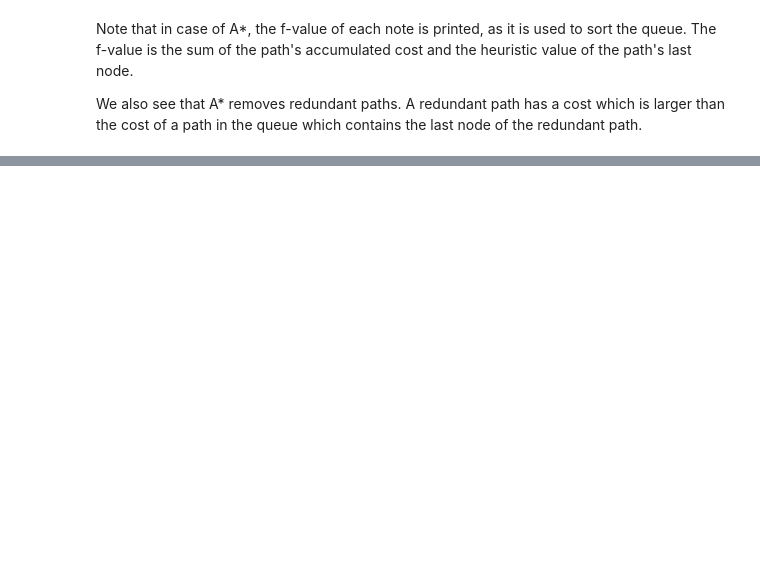
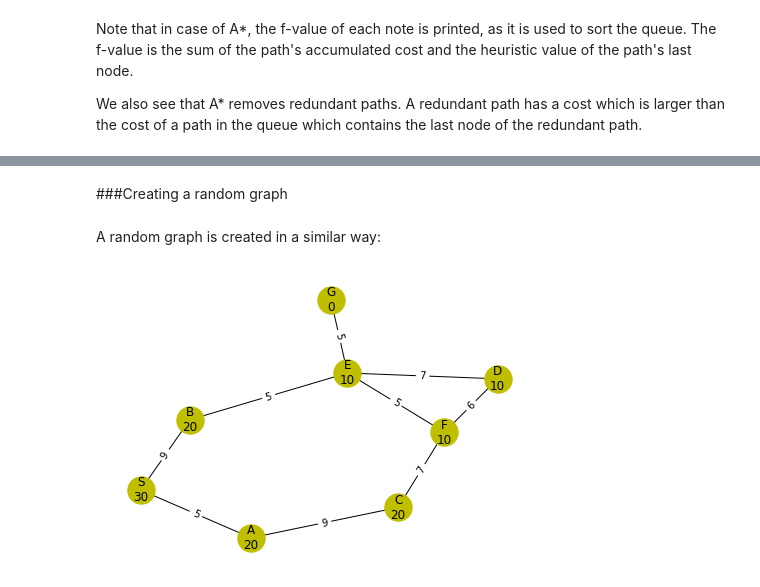
Before and after one commit to alouwyck/SearchExerciser, a Jupyter notebook: 0_search_exerciser_quick_start.ipynb, the cells around one changed output, grey strips where cells are left out. Drawn from its saved outputs; the diff is of its cells as text; code cells hidden in the pictures; blank space fills up the shorter version.

```diff
--- a/0_search_exerciser_quick_start.ipynb
+++ b/0_search_exerciser_quick_start.ipynb
@@ -274,0 +299,9 @@ We also see that A* removes redundant paths. A redundant path has a cost which i
+# %% [markdown]
+###Creating a random graph
+# %% [markdown]
+A random graph is created in a similar way:
+# %%
+random_graph = Graph.create_random(num_of_nodes=[3, 3], max_num_of_edges=3, seed=2022)
+random_graph.plot()
+# %% [output]
+[figure, added]
```
Also changed, not shown: parts of 16 cells of this notebook.
